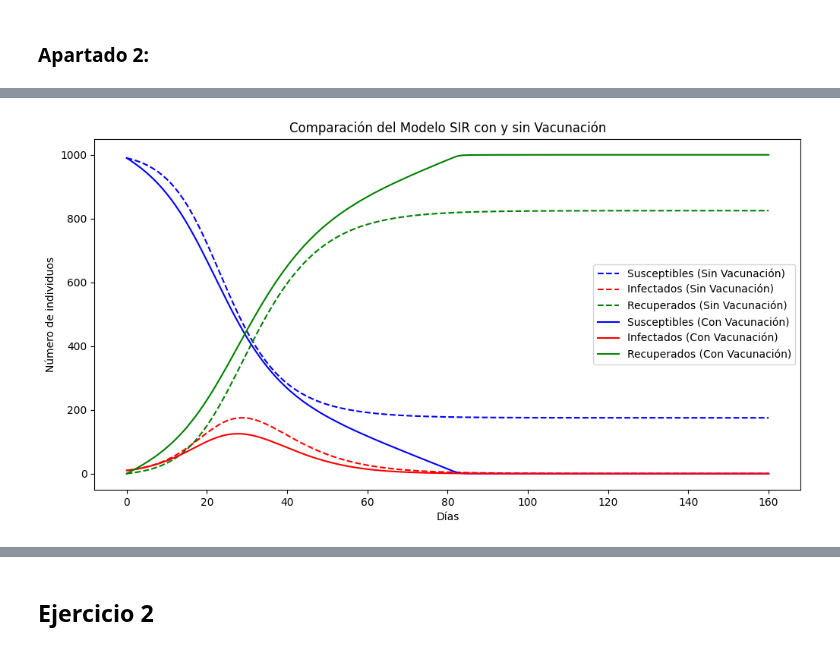
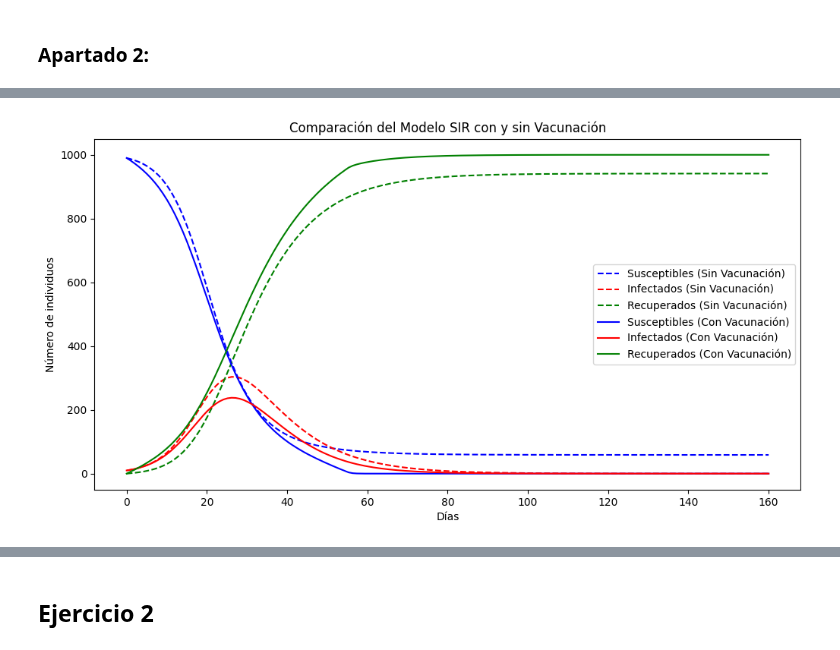
Before and after one commit to Davidgrcdz/SACSE-Practicas, a Jupyter notebook: Ejercicios/Ejercicios_propuestos_práctica3.ipynb, the cells around one changed output, grey strips where cells are left out. Saved outputs shown, nothing was run; the diff lists cells and outputs as text; code cells hidden in the pictures.

```diff
--- a/Ejercicios/Ejercicios_propuestos_práctica3.ipynb
+++ b/Ejercicios/Ejercicios_propuestos_práctica3.ipynb
@@ -192,21 +199,18 @@ plt.show()
 # %%
-import numpy as np
-from scipy.integrate import odeint
-import matplotlib.pyplot as plt
-
 # Parámetros del modelo
 N = 1000        # tamaño de la población
 re = 3          # número de encuentros por día por persona
 ri = 0.1        # tasa de infección por encuentro
 beta = re * ri  # tasa de contacto por día
-T = 7           # duración de la enfermedad en días
+T = 10          # duración de la enfermedad en días
 gamma = 1 / T   # tasa de recuperación
-p = 5           # número de personas vacunadas cada día
+p = 5          # número de personas vacunadas cada día
 
 # Condiciones iniciales
-S0 = N - 10     # susceptibles iniciales (la mayoría de la población)
-X0 = 10         # infectados iniciales
-R0 = 0          # recuperados iniciales
+S0 = N - 10
+X0 = 10
+R0 = 0
+
 
 # --- Modelo SIR sin vacunación ---
 def sir_model(y, t, beta, gamma, N):
@@ -215,6 +219,7 @@ def sir_model(y, t, beta, gamma, N):
     dX_dt = beta * S * X / N - gamma * X
     dR_dt = gamma * X
     return [dS_dt, dX_dt, dR_dt]
+
 
 # --- Modelo SIR con vacunación ---
 def sir_vacunacion_model(y, t, beta, gamma, N, p):
@@ -226,35 +231,38 @@ def sir_vacunacion_model(y, t, beta, gamma, N, p):
     dR_dt = gamma * X + vacunados
     return [dS_dt, dX_dt, dR_dt]
 
+
+
 # Condiciones iniciales para ambos modelos
 initial_conditions = [S0, X0, R0]
+
 
 # Tiempo de simulación (en días)
 days = 160
 t = np.linspace(0, days, days)
 
 # Resolución del sistema de ecuaciones diferenciales sin vacunación
 solution_sin_vacunacion = odeint(sir_model, initial_conditions, t, args=(beta, gamma, N))
 S_sin_vacunacion, X_sin_vacunacion, R_sin_vacunacion = solution_sin_vacunacion.T
 
 # Resolución del sistema de ecuaciones diferenciales con vacunación
 solution_con_vacunacion = odeint(sir_vacunacion_model, initial_conditions, t, args=(beta, gamma, N, p))
 S_con_vacunacion, X_con_vacunacion, R_con_vacunacion = solution_con_vacunacion.T
 
 # Gráfica de resultados
 plt.figure(figsize=(12, 6))
 plt.plot(t, S_sin_vacunacion, 'b--', label='Susceptibles (Sin Vacunación)')
 plt.plot(t, X_sin_vacunacion, 'r--', label='Infectados (Sin Vacunación)')
 plt.plot(t, R_sin_vacunacion, 'g--', label='Recuperados (Sin Vacunación)')
 
 plt.plot(t, S_con_vacunacion, 'b', label='Susceptibles (Con Vacunación)')
 plt.plot(t, X_con_vacunacion, 'r', label='Infectados (Con Vacunación)')
 plt.plot(t, R_con_vacunacion, 'g', label='Recuperados (Con Vacunación)')
 
 plt.xlabel('Días')
 plt.ylabel('Número de individuos')
 plt.legend()
 plt.title('Comparación del Modelo SIR con y sin Vacunación')
 plt.show()
 # %% [output]
-[figure, old version]
+[figure, new version]
```
Also changed, not shown: parts of 20 cells of this notebook.
